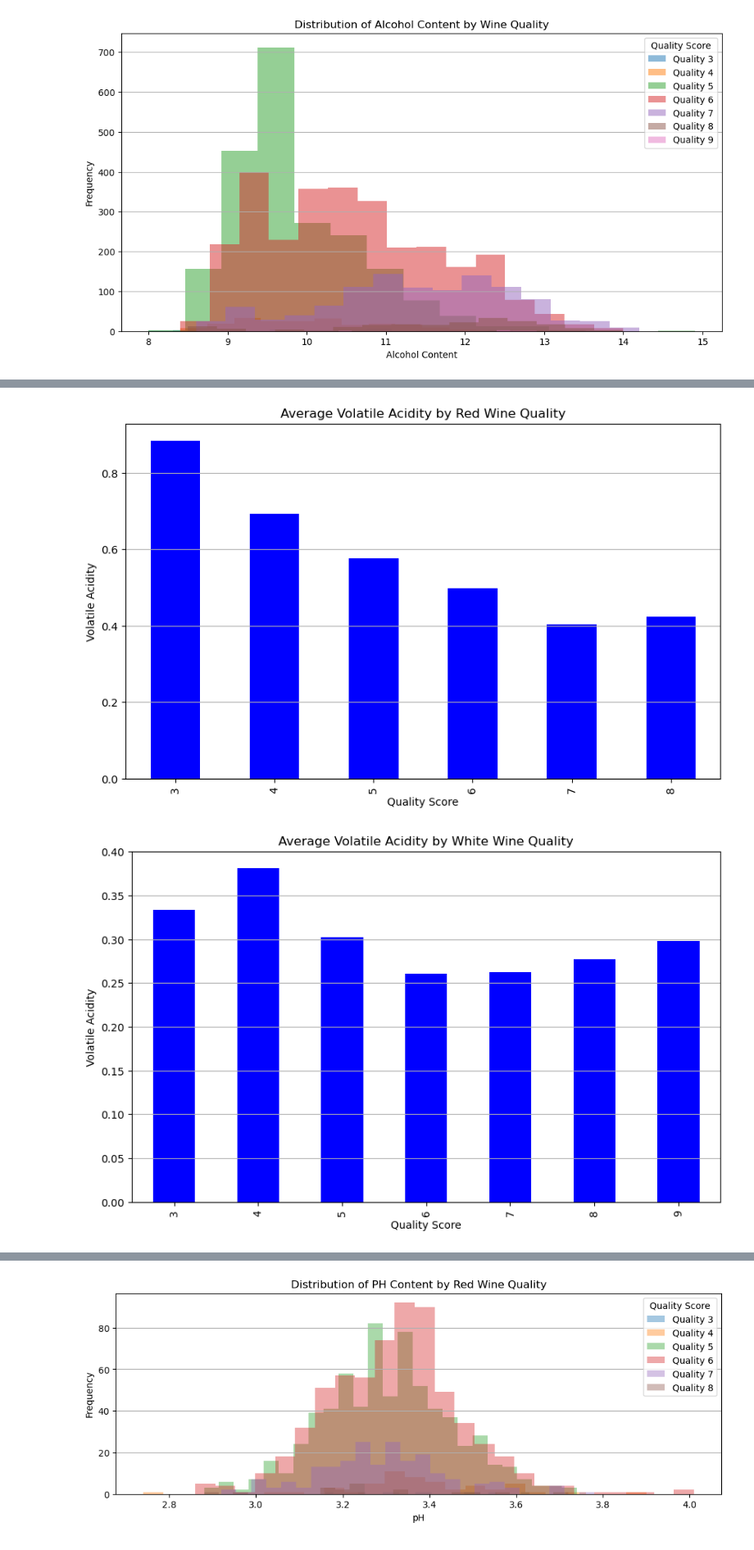
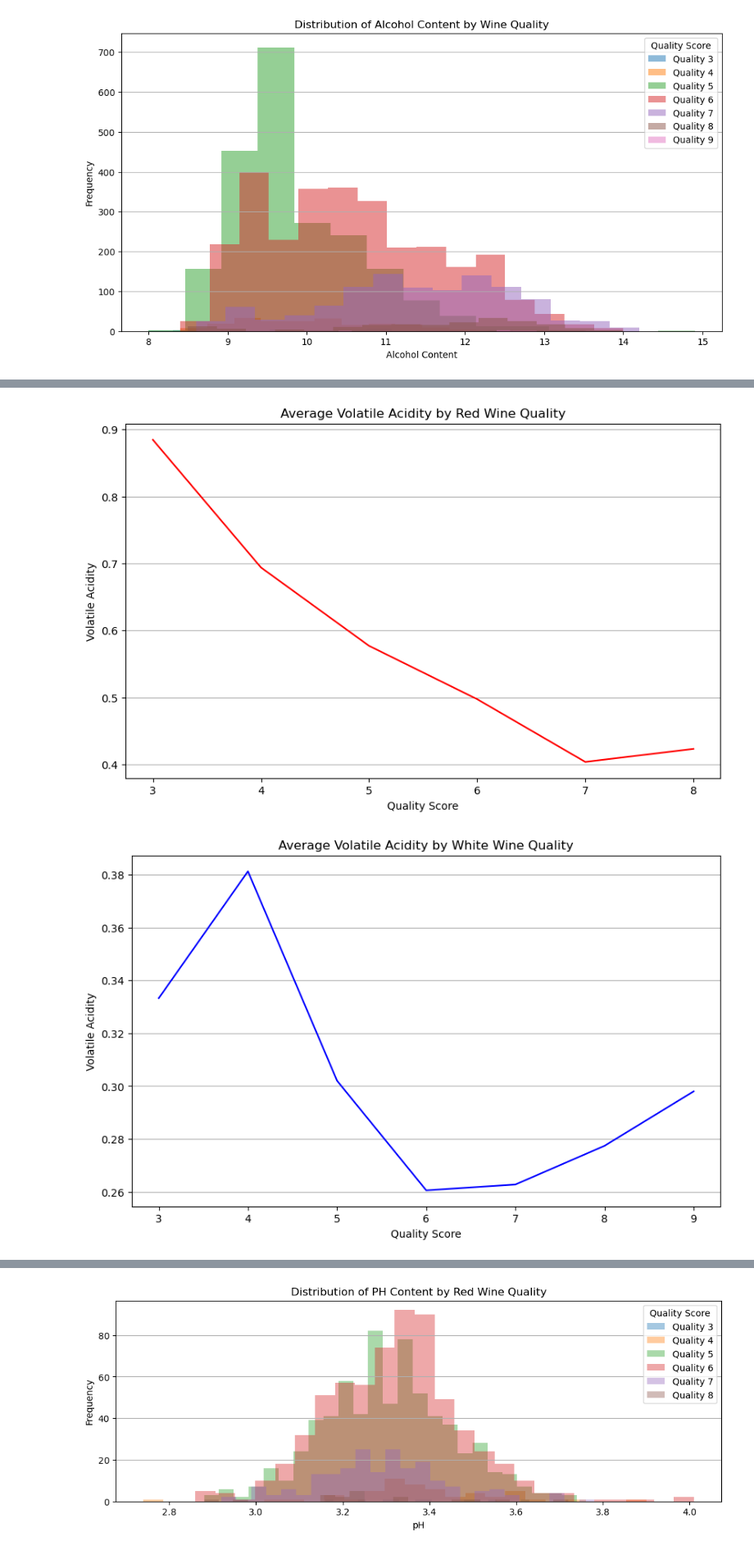
Before and after one commit to AiSuccessNow/Wine-Quality-Analysis, a Jupyter notebook: wine_quality.ipynb, the cells around one changed output, grey strips where cells are left out. Shown at 82% size. Drawn from its saved outputs; the diff is of its cells as text; code cells hidden in the pictures.

```diff
--- a/wine_quality.ipynb
+++ b/wine_quality.ipynb
@@ -240,22 +270,22 @@ plt.show()
 # %%
 plt.figure(figsize=(10, 6))
-red_wine_df.groupby('quality')['volatile acidity'].mean().plot(kind='bar', color='blue')
+red_wine_df.groupby('quality')['volatile acidity'].mean().plot(color='red')
 plt.title('Average Volatile Acidity by Red Wine Quality')
 plt.xlabel('Quality Score')
 plt.ylabel('Volatile Acidity')
 plt.grid(axis='y')
 plt.show()
 # %% [output]
-[figure, old version]
+[figure, new version]
 # %%
 plt.figure(figsize=(10, 6))
-white_wine_df.groupby('quality')['volatile acidity'].mean().plot(kind='bar', color='blue')
+white_wine_df.groupby('quality')['volatile acidity'].mean().plot(color='blue')
 plt.title('Average Volatile Acidity by White Wine Quality')
 plt.xlabel('Quality Score')
 plt.ylabel('Volatile Acidity')
 plt.grid(axis='y')
 plt.show()
 # %% [output]
-[figure, old version]
+[figure, new version]
 # %%
 plt.figure(figsize=(10, 6))
```
Also changed, not shown: parts of 12 cells of this notebook.
